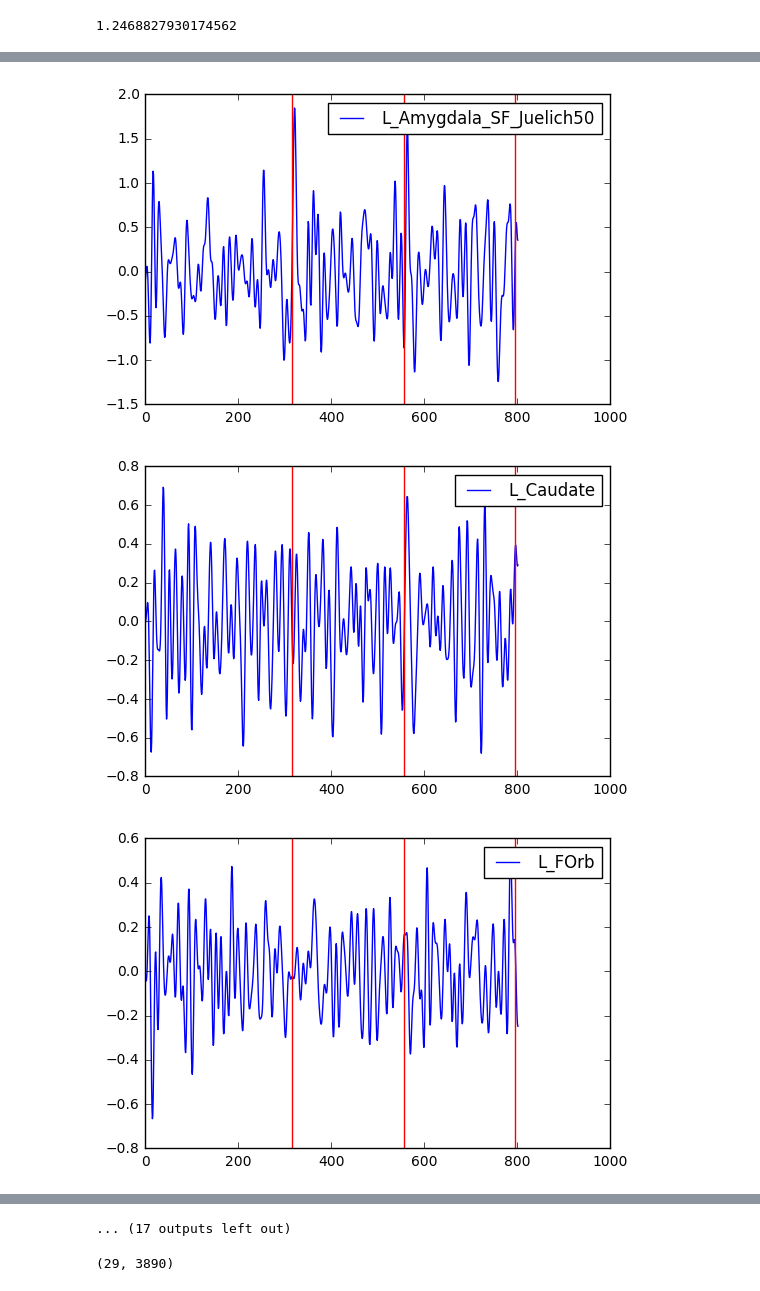
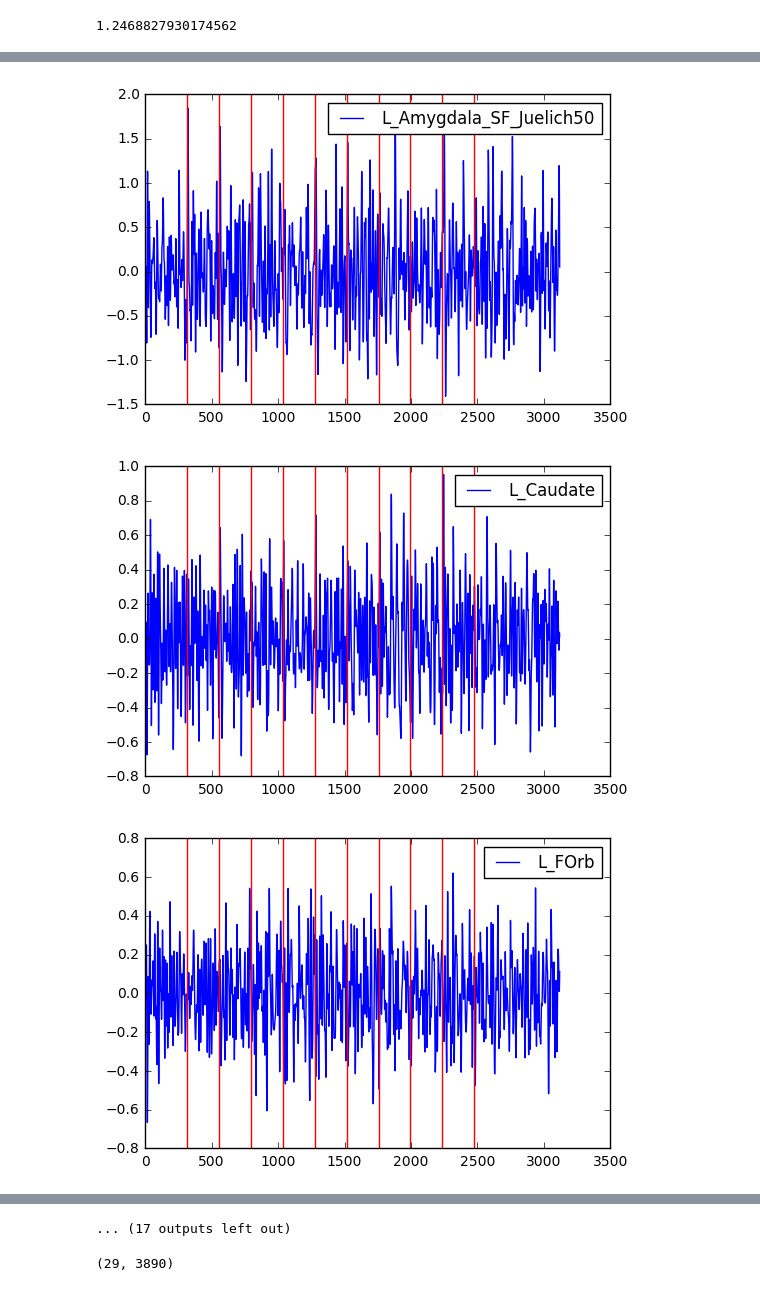
Before and after one commit to hstrey/nicotine-paper, a Jupyter notebook: fMRI time series analysis NIC12 filtered.ipynb, the cells around one changed output, grey strips where cells are left out. Drawn from its saved outputs; the diff is of its cells as text; code cells hidden in the pictures.

```diff
--- a/fMRI time series analysis NIC12 filtered.ipynb
+++ b/fMRI time series analysis NIC12 filtered.ipynb
@@ -71,8 +72,8 @@ puffs=np.arange(316,2500,240)
 for trace,name in zip(data,roinames):
     trace_filtered = butter_bandpass_filter(trace,0.01,0.1,sampling_freq,order=5)
     plt.figure()
-    plt.plot(t[:1000],trace_filtered[:1000],label=name[0])
-    plt.xlim((0,1000))
+    plt.plot(t,trace_filtered,label=name[0])
+#    plt.xlim((0,1000))
     for p in puffs:
         plt.axvline(x=p,color="r")
     plt.legend()
@@ -89,3 +90,3 @@ for trace,name in zip(data,roinames):
-[figure, old version]
+[figure, new version]
-[figure, old version]
+[figure, new version]
-[figure, old version]
+[figure, new version]
```
Also changed, not shown: parts of 7 cells of this notebook.
